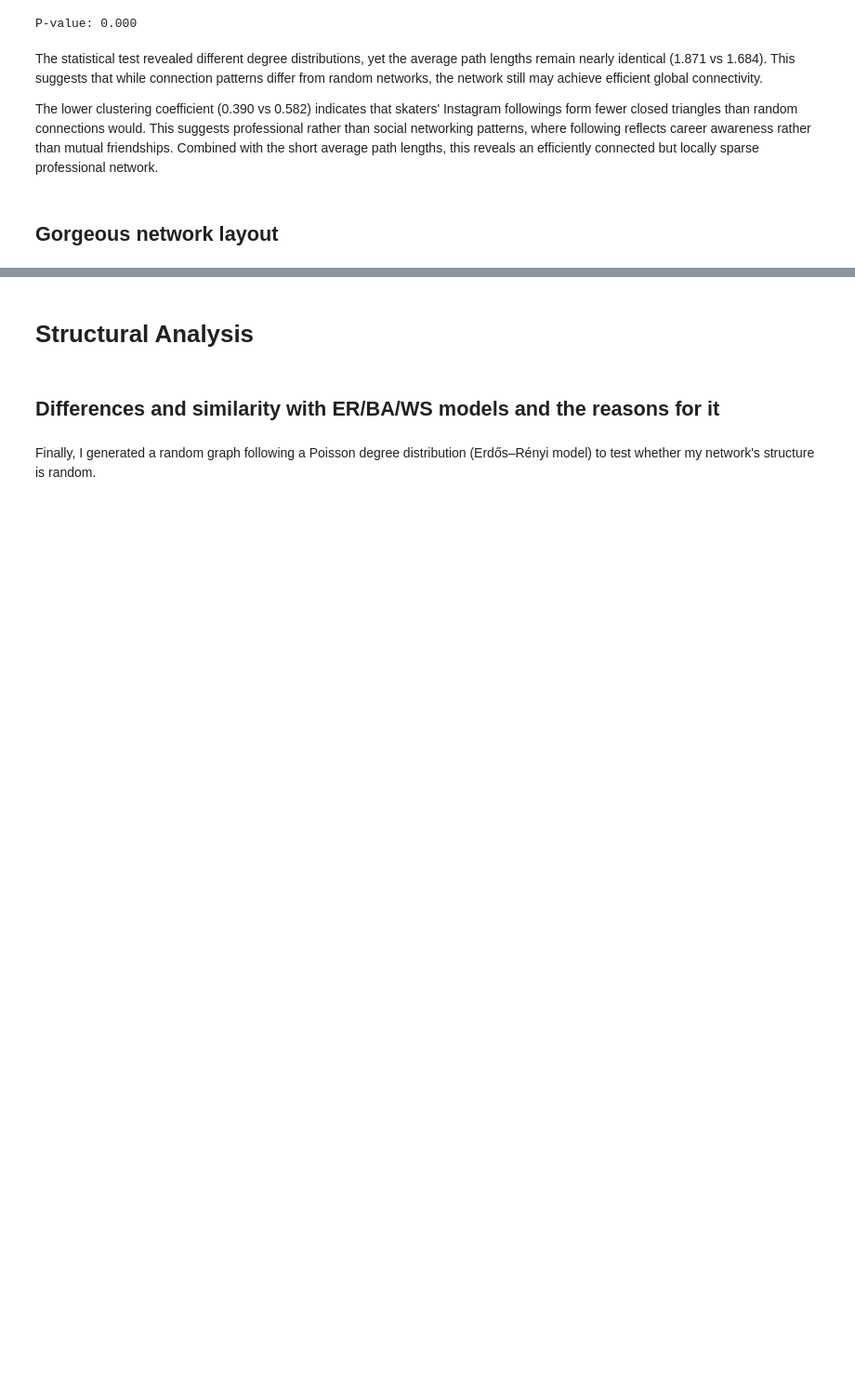
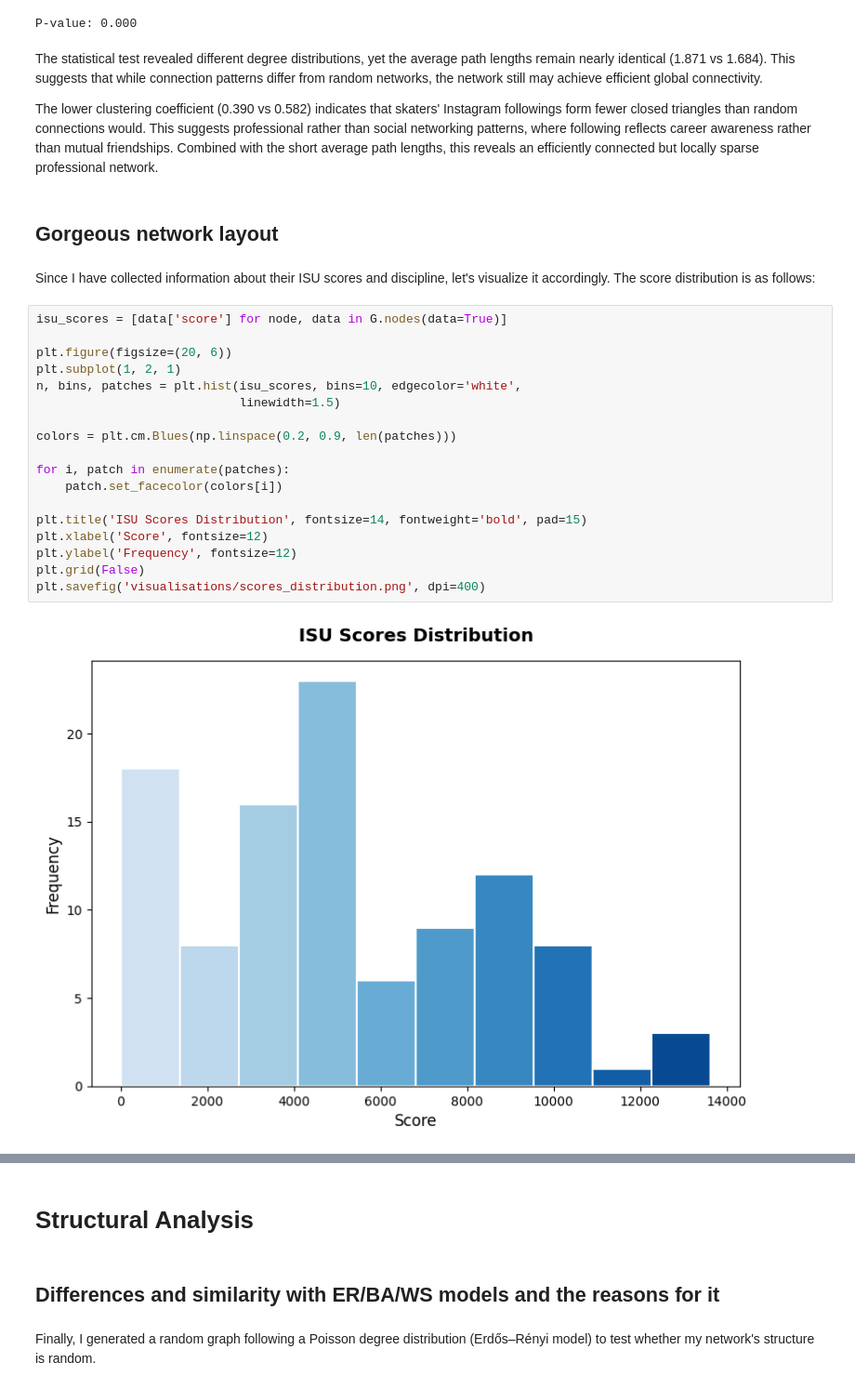
Before and after one commit to vixbi/social_network_project, a Jupyter notebook: Network_Analysis.ipynb, the cells around one changed output, grey strips where cells are left out. Shown at 93% size. Saved outputs shown, nothing was run; the diff lists cells and outputs as text; blank space fills up the shorter version.

```diff
--- a/Network_Analysis.ipynb
+++ b/Network_Analysis.ipynb
@@ -190,3 +191,25 @@ The statistical test revealed different degree distributions, yet the average pa
 The lower clustering coefficient (0.390 vs 0.582) indicates that skaters' Instagram followings form fewer closed triangles than random connections would. This suggests professional rather than social networking patterns, where following reflects career awareness rather than mutual friendships. Combined with the short average path lengths, this reveals an efficiently connected but locally sparse professional network.
 # %% [markdown]
 ## Gorgeous network layout
+# %% [markdown]
+Since I have collected information about their ISU scores and discipline, let's visualize it accordingly. The score distribution is as follows:
+# %%
+isu_scores = [data['score'] for node, data in G.nodes(data=True)]
+
+plt.figure(figsize=(20, 6))
+plt.subplot(1, 2, 1)
+n, bins, patches = plt.hist(isu_scores, bins=10, edgecolor='white',
+                            linewidth=1.5)
+
+colors = plt.cm.Blues(np.linspace(0.2, 0.9, len(patches)))
+
+for i, patch in enumerate(patches):
+    patch.set_facecolor(colors[i])
+
+plt.title('ISU Scores Distribution', fontsize=14, fontweight='bold', pad=15)
+plt.xlabel('Score', fontsize=12)
+plt.ylabel('Frequency', fontsize=12)
+plt.grid(False)
+plt.savefig('visualisations/scores_distribution.png', dpi=400)
+# %% [output]
+[figure, added]
```
Also changed, not shown: parts of 14 cells of this notebook.
